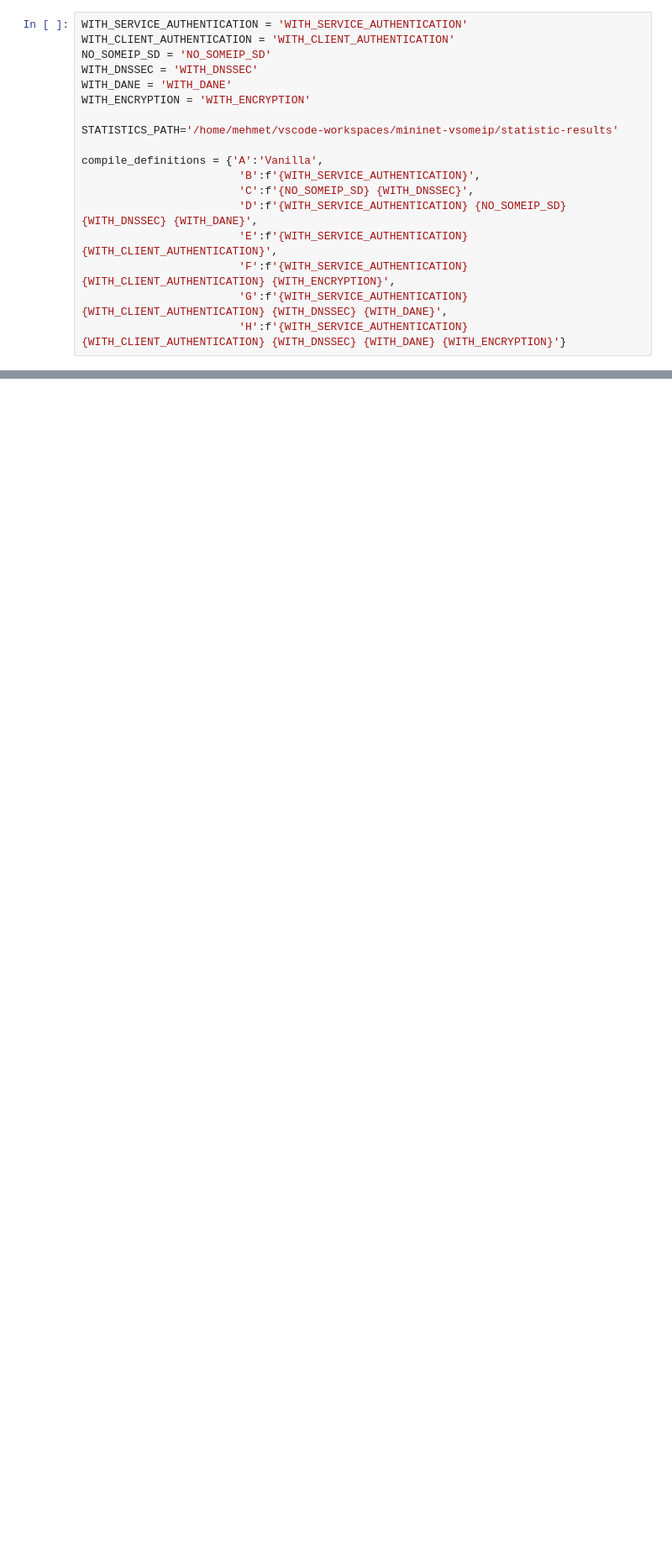
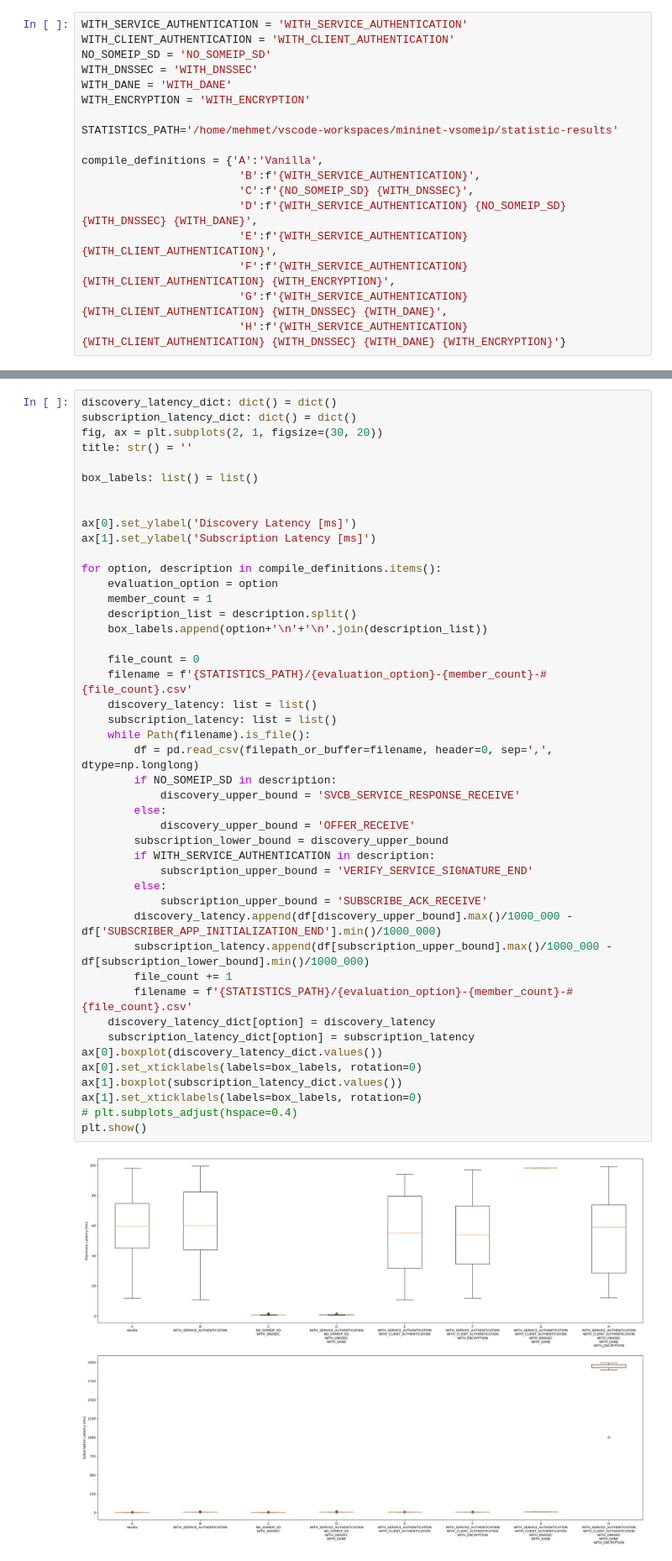
Before and after one commit to mehkir/mininet-vsomeip-evaluation, a Jupyter notebook: plot-scripts/evaluation.ipynb, the cells around one changed output, grey strips where cells are left out. Shown at 84% size. Cells and saved outputs as stored; diff of their text form; blank space fills up the shorter version.

Commit message:
Add box plots

```diff
--- a/plot-scripts/evaluation.ipynb
+++ b/plot-scripts/evaluation.ipynb
@@ -64,0 +62,47 @@ plt.show()
+# %%
+discovery_latency_dict: dict() = dict()
+subscription_latency_dict: dict() = dict()
+fig, ax = plt.subplots(2, 1, figsize=(30, 20))
+title: str() = ''
+
+box_labels: list() = list()
+
+
+ax[0].set_ylabel('Discovery Latency [ms]')
+ax[1].set_ylabel('Subscription Latency [ms]')
+
+for option, description in compile_definitions.items():
+    evaluation_option = option
+    member_count = 1
+    description_list = description.split()
+    box_labels.append(option+'\n'+'\n'.join(description_list))
+
+    file_count = 0
+    filename = f'{STATISTICS_PATH}/{evaluation_option}-{member_count}-#{file_count}.csv'
+    discovery_latency: list = list()
+    subscription_latency: list = list()
+    while Path(filename).is_file():
+        df = pd.read_csv(filepath_or_buffer=filename, header=0, sep=',', dtype=np.longlong)
+        if NO_SOMEIP_SD in description:
+            discovery_upper_bound = 'SVCB_SERVICE_RESPONSE_RECEIVE'
+        else:
+            discovery_upper_bound = 'OFFER_RECEIVE'
+        subscription_lower_bound = discovery_upper_bound
+        if WITH_SERVICE_AUTHENTICATION in description:
+            subscription_upper_bound = 'VERIFY_SERVICE_SIGNATURE_END'
+        else:
+            subscription_upper_bound = 'SUBSCRIBE_ACK_RECEIVE'
+        discovery_latency.append(df[discovery_upper_bound].max()/1000_000 - df['SUBSCRIBER_APP_INITIALIZATION_END'].min()/1000_000)
+        subscription_latency.append(df[subscription_upper_bound].max()/1000_000 - df[subscription_lower_bound].min()/1000_000)
+        file_count += 1
+        filename = f'{STATISTICS_PATH}/{evaluation_option}-{member_count}-#{file_count}.csv'
+    discovery_latency_dict[option] = discovery_latency
+    subscription_latency_dict[option] = subscription_latency
+ax[0].boxplot(discovery_latency_dict.values())
+ax[0].set_xticklabels(labels=box_labels, rotation=0)
+ax[1].boxplot(subscription_latency_dict.values())
+ax[1].set_xticklabels(labels=box_labels, rotation=0)
+# plt.subplots_adjust(hspace=0.4)
+plt.show()
+# %% [output]
+[figure, added]
```
Also changed, not shown: parts of 2 cells of this notebook.
